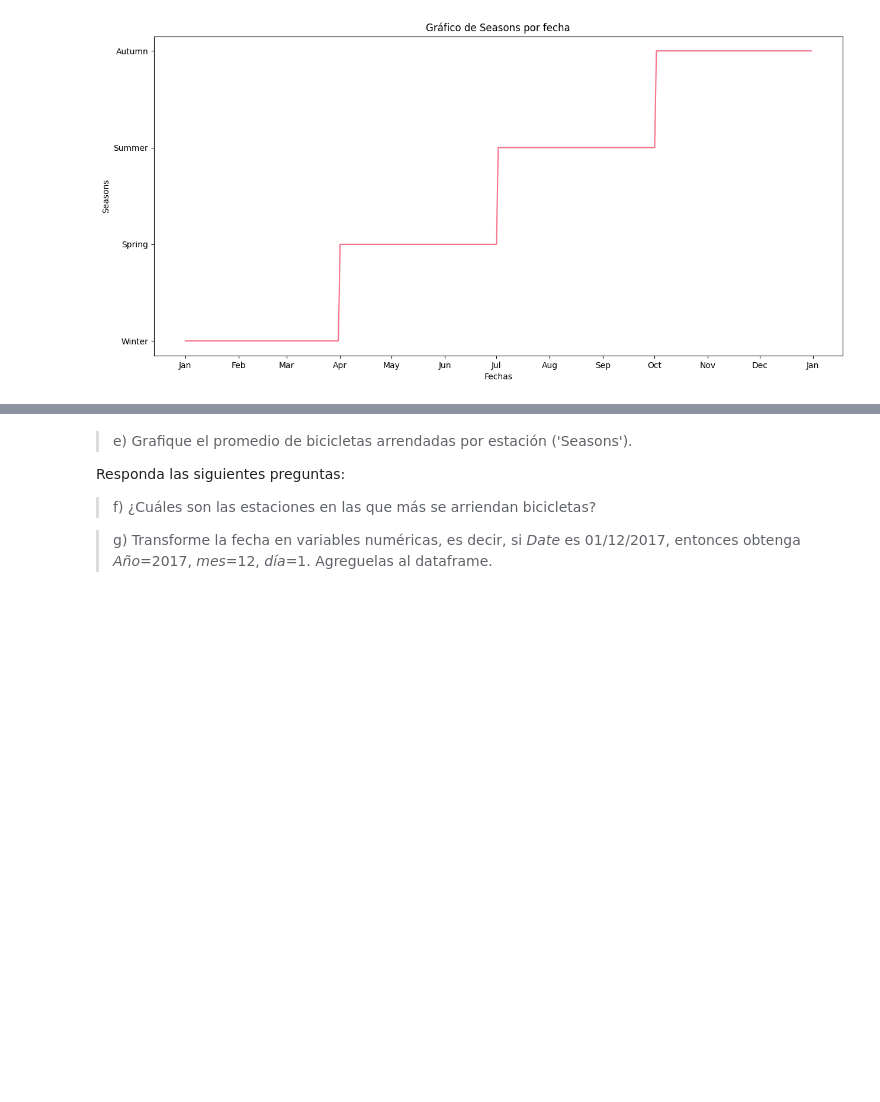
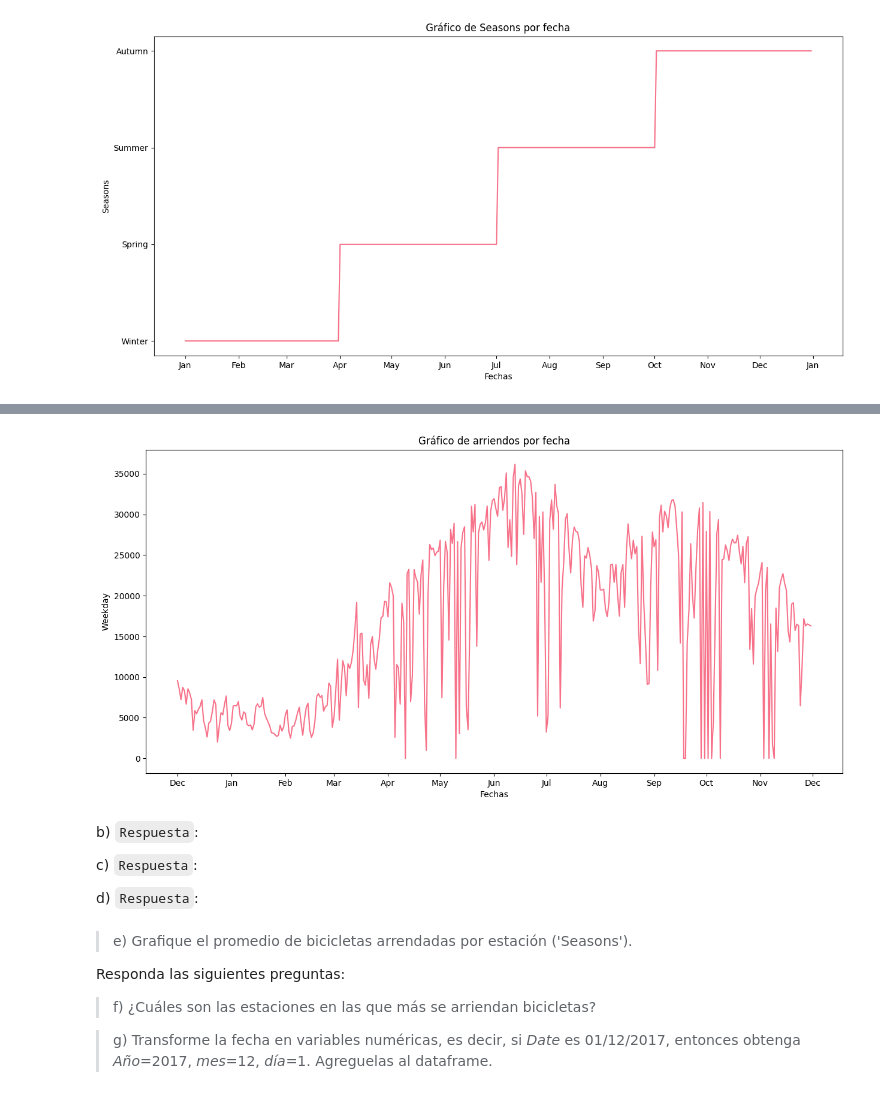
Before and after one commit to DYessouroun/Tareas-ML, a Jupyter notebook: Enunciado_tarea_1.ipynb, the cells around one changed output, grey strips where cells are left out. Drawn from its saved outputs; the diff is of its cells as text; code cells hidden in the pictures; blank space fills up the shorter version.

```diff
--- a/Enunciado_tarea_1.ipynb
+++ b/Enunciado_tarea_1.ipynb
@@ -298,3 +390,21 @@ Su código aquí
+# %%
+fig, ax=plt.subplots(1, 1, figsize=(15, 7))
+ax.xaxis.set_major_locator(md.MonthLocator())
+ax.xaxis.set_major_formatter(md.DateFormatter('%b'))
+
+plt.plot(mini_data_diario['Date'], mini_data_diario['Rented Bike Count'])
+plt.xlabel('Fechas')
+plt.ylabel(verify)
+plt.title(f'Gráfico de arriendos por fecha')
+plt.show()
+# %% [output]
+[figure, added]
+# %% [markdown]
+b) `Respuesta`:
+
+c) `Respuesta`:
+
+d) `Respuesta`:
 # %% [markdown]
 > e) Grafique el promedio de bicicletas arrendadas por estación ('Seasons').
 
```
Also changed, not shown: parts of 12 cells of this notebook, 1 other file.
